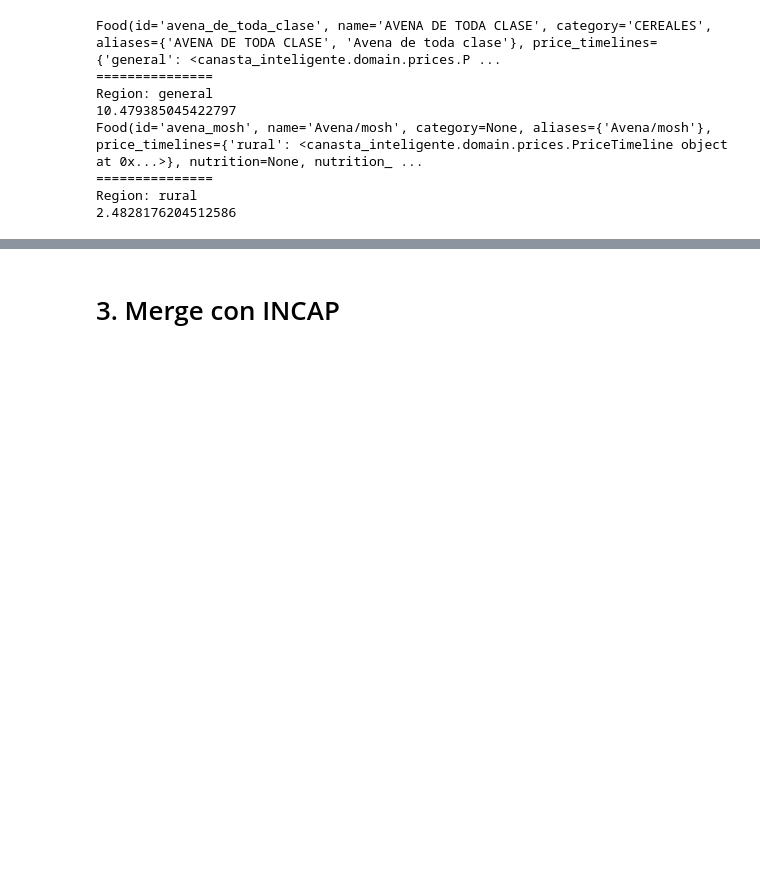
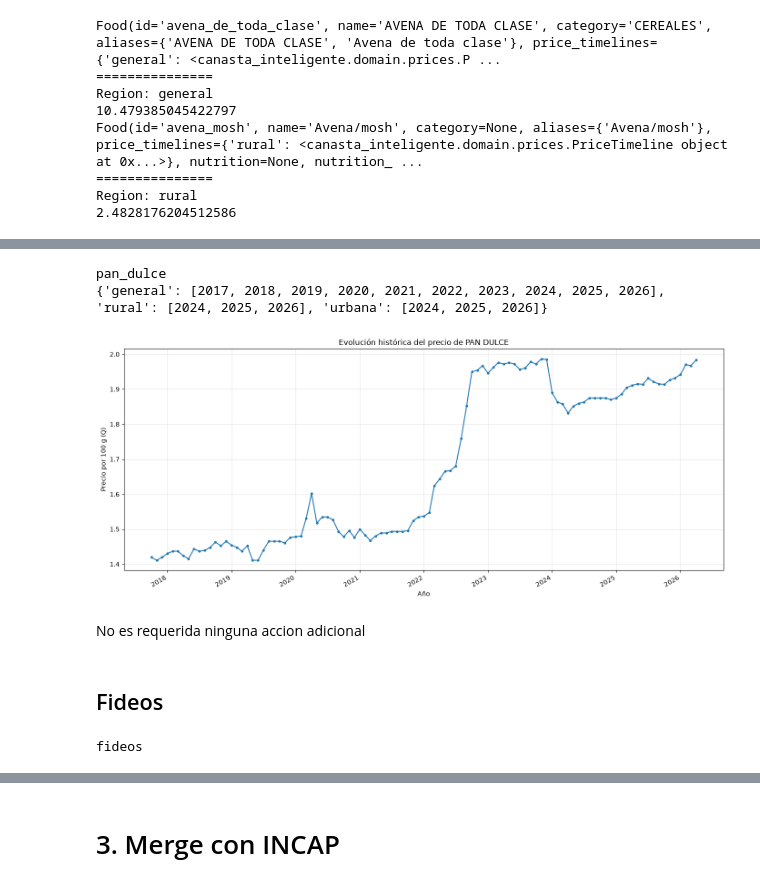
Before and after one commit to ordev-gt/canasta-inteligente-gt, a Jupyter notebook: notebooks/cba_pipeline.ipynb, the cells around one changed output, grey strips where cells are left out. Cells and saved outputs as stored; diff of their text form; code cells hidden in the pictures; blank space fills up the shorter version.

```diff
--- a/notebooks/cba_pipeline.ipynb
+++ b/notebooks/cba_pipeline.ipynb
@@ -250,0 +385,20 @@ catalog.get('avena_mosh').plot_timeline()
+# %%
+food = catalog.get('pan_dulce')
+print()
+# %%
+print(food.id)
+print(food.years_by_region())
+fig, ax = food.plot_timeline('general')
+# %% [output]
+pan_dulce
+{'general': [2017, 2018, 2019, 2020, 2021, 2022, 2023, 2024, 2025, 2026], 'rural': [2024, 2025, 2026], 'urbana': [2024, 2025, 2026]}
+[figure, added]
+# %% [markdown]
+No es requerida ninguna accion adicional
+# %% [markdown]
+## Fideos
+# %%
+food = catalog.get('fideos')
+print(food.id)
+# %% [output]
+fideos
```
Also changed, not shown: parts of 63 cells of this notebook.
